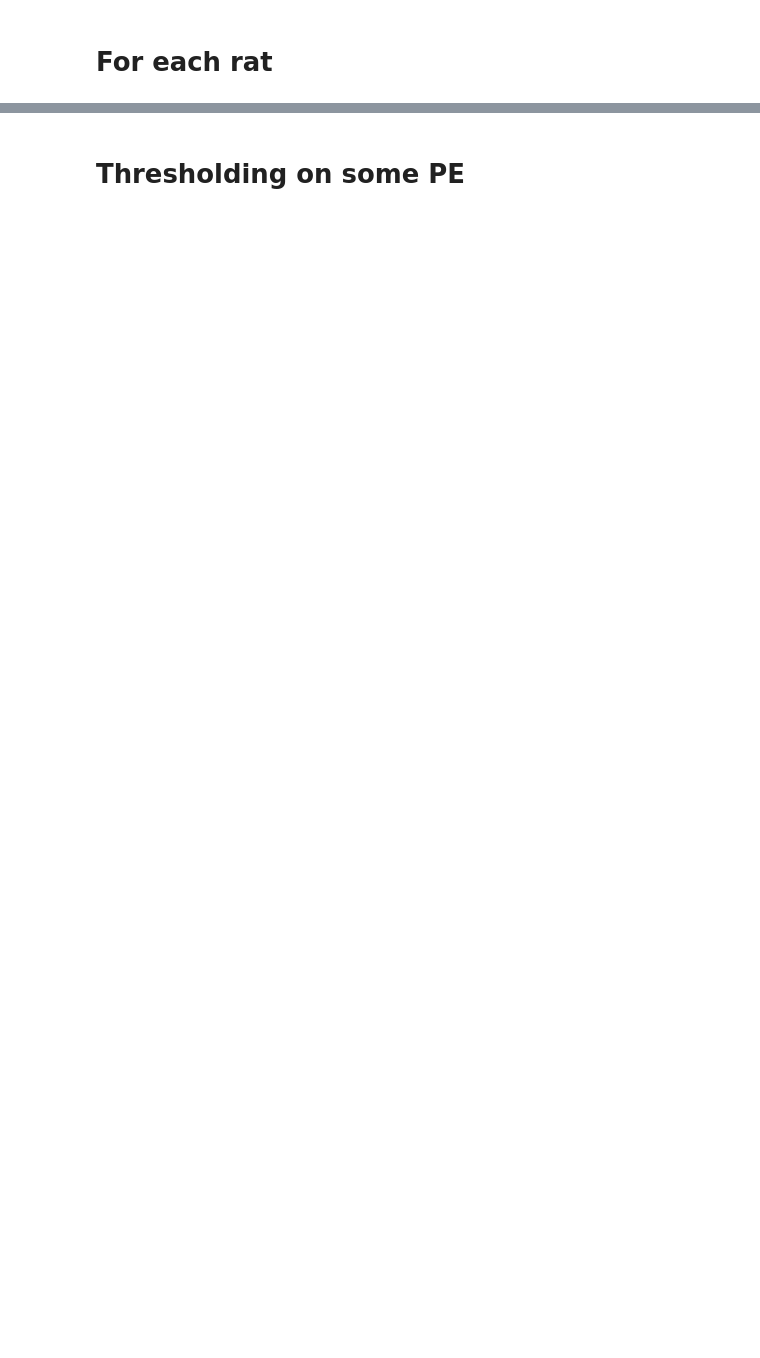
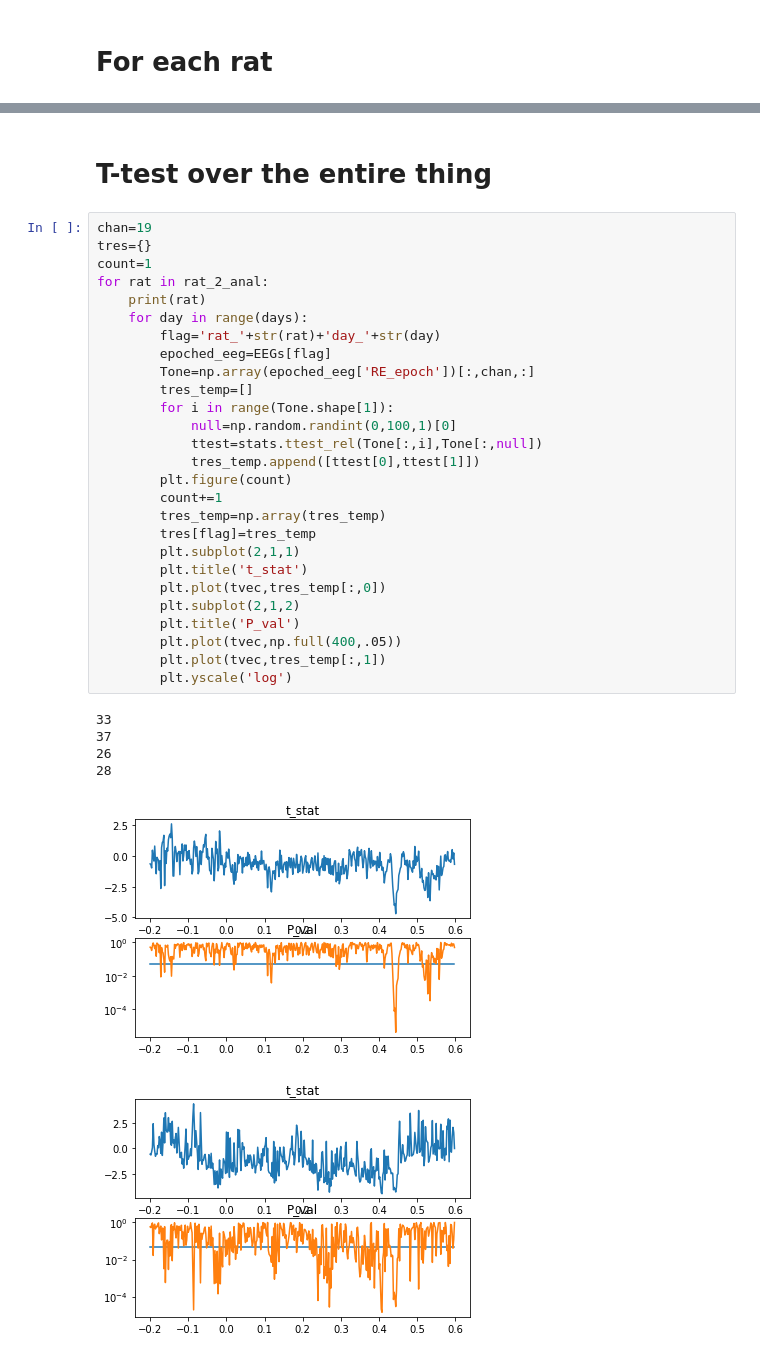
Before and after one commit to Maylibooyah69/RewardReversalPorject, a Jupyter notebook: Final Pipeline.ipynb, the cells around one changed output, grey strips where cells are left out. Cells and saved outputs as stored; diff of their text form; blank space fills up the shorter version.

```diff
--- a/Final Pipeline.ipynb
+++ b/Final Pipeline.ipynb
@@ -258,2 +323,36 @@ for i in range(n):
-# %% [markdown]
-# Thresholding on some PE
+# %% [markdown]
+# T-test over the entire thing
+# %%
+chan=19
+tres={}
+count=1
+for rat in rat_2_anal:
+    print(rat)
+    for day in range(days):
+        flag='rat_'+str(rat)+'day_'+str(day)
+        epoched_eeg=EEGs[flag]
+        Tone=np.array(epoched_eeg['RE_epoch'])[:,chan,:]
+        tres_temp=[]
+        for i in range(Tone.shape[1]):
+            null=np.random.randint(0,100,1)[0]
+            ttest=stats.ttest_rel(Tone[:,i],Tone[:,null])
+            tres_temp.append([ttest[0],ttest[1]])
+        plt.figure(count)
+        count+=1
+        tres_temp=np.array(tres_temp)
+        tres[flag]=tres_temp
+        plt.subplot(2,1,1)
+        plt.title('t_stat')
+        plt.plot(tvec,tres_temp[:,0])
+        plt.subplot(2,1,2)
+        plt.title('P_val')
+        plt.plot(tvec,np.full(400,.05))
+        plt.plot(tvec,tres_temp[:,1])
+        plt.yscale('log')
+# %% [output]
+33
+37
+26
+28
+[figure, added]
+[figure, added]
```
Also changed, not shown: parts of 21 cells of this notebook, 4 other files.
